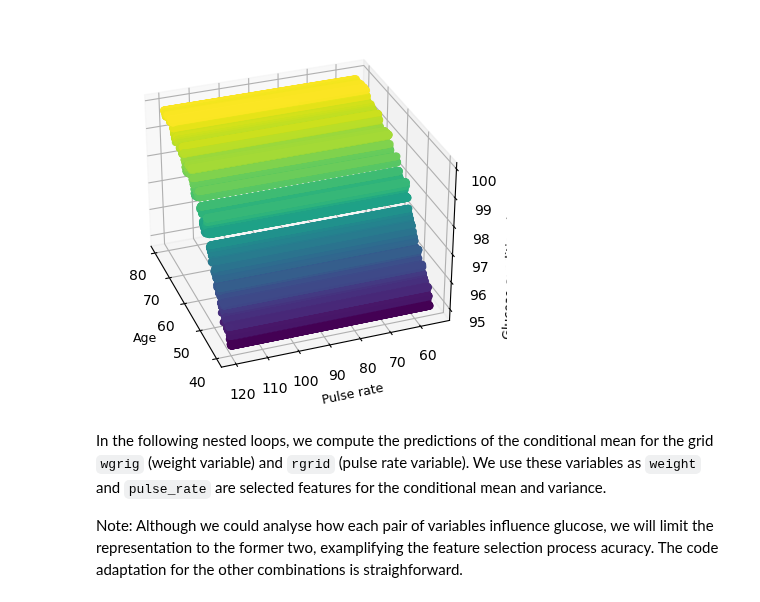
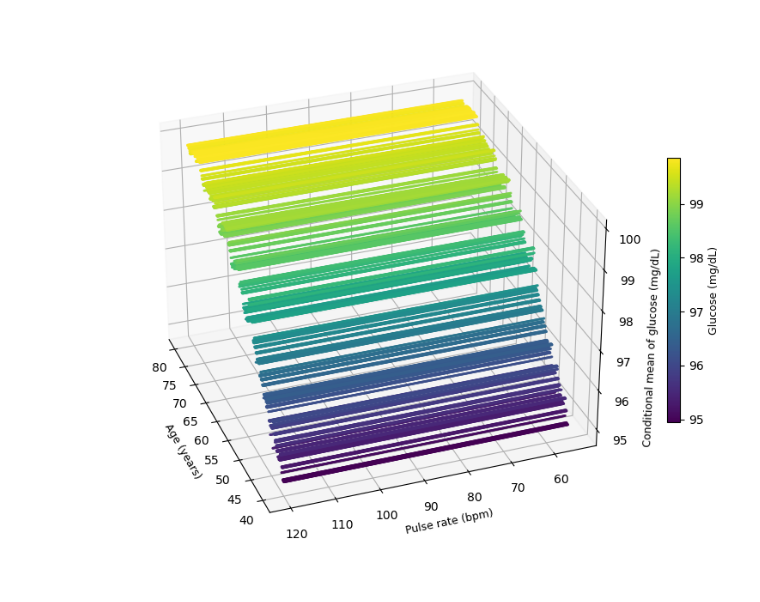
Before and after one commit to juancarlosvidal/knnvs, a Jupyter notebook: real/cab/cab_3.ipynb, the cells around one changed output. Saved outputs shown, nothing was run; the diff lists cells and outputs as text; code cells hidden in the pictures.

```diff
--- a/real/cab/cab_3.ipynb
+++ b/real/cab/cab_3.ipynb
@@ -88,15 +298,29 @@ We represent the 3D scatterplot for the glucose conditional mean. As previously
 # %%
-fig = plt.figure()
+# Create figure for 3D plot of conditional mean (Age vs Pulse Rate)
+fig = plt.figure(figsize=(10, 8))
 ax = fig.add_subplot(111, projection='3d')
-ax.scatter(df2.ages, df2.rates, df2.glucoa, c=df2.glucoa, cmap='viridis')
-ax.set_xlabel('Age')
-ax.set_ylabel('Pulse rate')
-ax.set_zlabel('Glucose conditional mean')
-ax.view_init(elev=30, azim=160)  # elevation and azimuth
-plt.savefig('cad_2_avg.png', bbox_inches='tight', pad_inches=0)
+
+# 3D scatter plot with colormap
+scatter = ax.scatter(
+    df2.ages,         # X-axis: Age
+    df2.rates,        # Y-axis: Pulse rate
+    df2.glucoa,       # Z-axis: Conditional mean of glucose
+    c=df2.glucoa,     # Color by glucose level
+    cmap='viridis',   # Colormap
+    s=1               # Point size
+)
+
+# Configure labels and visualization
+ax.set_xlabel('Age (years)')
+ax.set_ylabel('Pulse rate (bpm)')
+ax.set_zlabel('Conditional mean of glucose (mg/dL)')
+ax.view_init(elev=30, azim=160)  # Viewing angle
+
+# Add colorbar
+plt.colorbar(scatter, ax=ax, label='Glucose (mg/dL)', shrink=0.5)
+
+# Save figure
+plt.savefig('cad_3_avg.png', bbox_inches='tight', pad_inches=0, dpi=150)
+plt.show()
 # %% [output]
-[figure, old version]
+[figure, new version]
-# %% [markdown]
-In the following nested loops, we compute the predictions of the conditional mean for the grid `wgrig` (weight variable) and `rgrid` (pulse rate variable). We use these variables as `weight` and  `pulse_rate` are selected features for the conditional mean and variance.
-
-Note: Although we could analyse how each pair of variables influence glucose, we will limit the representation to the former two, examplifying the feature selection process acuracy. The code adaptation for the other combinations is straighforward.
```
Also changed, not shown: parts of 19 cells of this notebook, 50 other files.
